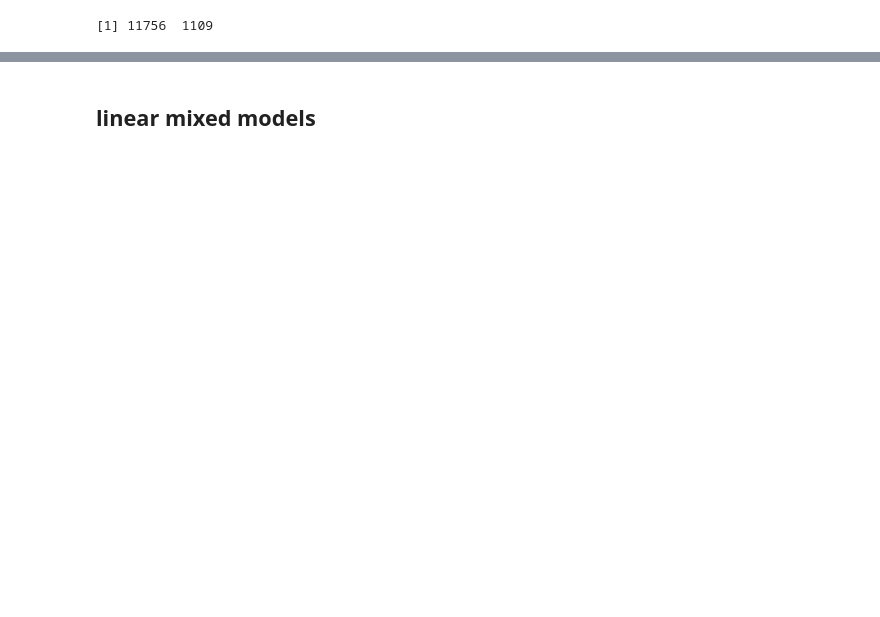
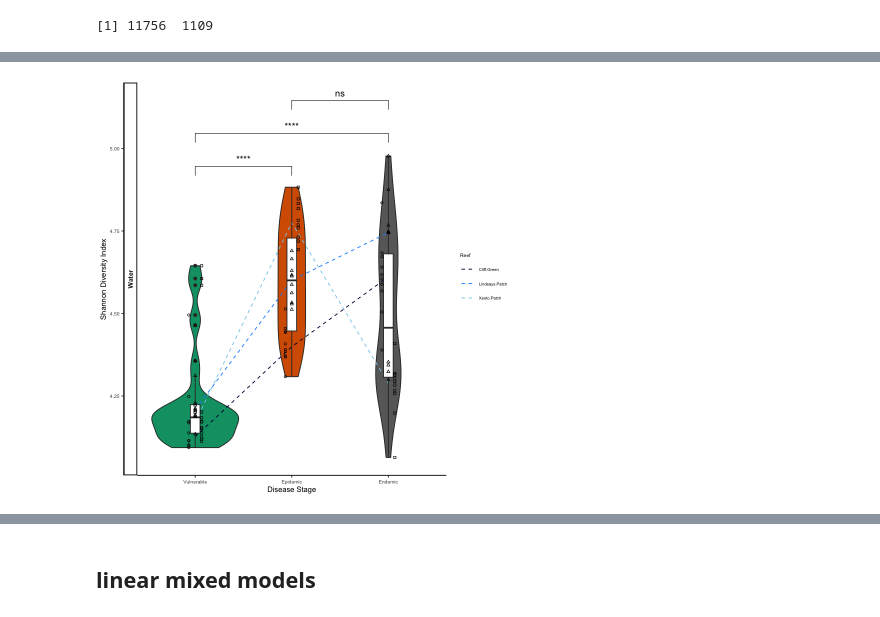
Before and after one commit to srosales712/SCTLD-zones, a Jupyter notebook: Alpha-diversity.ipynb, the cells around one changed output, grey strips where cells are left out. Drawn from its saved outputs; the diff is of its cells as text; code cells hidden in the pictures; blank space fills up the shorter version.

```diff
--- a/Alpha-diversity.ipynb
+++ b/Alpha-diversity.ipynb
@@ -1011,0 +526,75 @@ The following objects are masked from ‘package:tidyr’:
+# %%
+# Calculate Shannon diversity index
+adiv_w_z <- data.frame(
+  Shannon = phyloseq::estimate_richness(ps_rare_w, measures = "Shannon")
+)
+
+# Extract unique site names and assign shape mappings
+site_names <- unique(alpha_envs_AH_rare$Site.Name)
+shapes <- setNames(c(1, 2, 0), site_names)  # Ensure only 3 unique sites are mapped
+
+# Combine with environmental metadata
+ps_rare_w_meta <- as(sample_data(ps_rare_w), "data.frame")
+alpha_w_rare <- cbind(ps_rare_w_meta, adiv_w_z)
+
+# Create alpha diversity plot
+Fig_alpha_w <- ggplot(alpha_w_rare, aes(x = Site.Status, y = Shannon)) +
+  # Violin plot for distribution
+  geom_violin(aes(fill = Site.Status)) +
+
+  # Median summary with dashed lines
+  stat_summary(
+    fun = median,
+    geom = "line",
+    linetype = "dashed",
+    aes(group = Site.Name, color = Site.Name)
+  ) +
+
+  # Customize colors and shapes
+  scale_color_manual(values = c("#000042", "#1E90FF", "#87CEEB")) +
+  scale_shape_manual(values = c(1, 2, 0)) +
+  scale_fill_manual(values = cbPalette) +
+
+  # Boxplot overlay
+  geom_boxplot(width = 0.1) +
+
+  # Points with different shapes
+  geom_point(aes(shape = Site.Name), position = position_dodge(width = 0.2), size = 1) +
+
+  # Facet by Type
+  facet_grid(Type ~ ., switch = "y") +
+
+  # Labels
+  xlab("Disease Stage") +
+  ylab("Shannon Diversity Index") +
+
+  # Theme adjustments
+  theme_classic() +
+  theme(
+    legend.text = element_text(size = 5),
+    legend.title = element_text(size = 6),
+    axis.title.x = element_text(size = 9),
+    axis.title.y = element_text(size = 9),
+    axis.text.x = element_text(size = 6),
+    axis.text.y = element_text(size = 6),
+    strip.text = element_text(size = 8, face = "bold")
+  ) +
+
+  # Legends
+  guides(
+    fill = "none",
+    color = guide_legend(title = "Reef"),
+    shape = "none"  # Hide shape legend
+  ) +
+
+  # Statistical comparisons
+  stat_compare_means(
+    comparisons = my_comparisons,
+    label.y = c(4.9, 5.0, 5.1),
+    aes(label = after_stat(p.signif))
+  )
+
+# Display plot
+Fig_alpha_w
+# %% [output]
+[figure, added]
```
Also changed, not shown: parts of 57 cells of this notebook.
